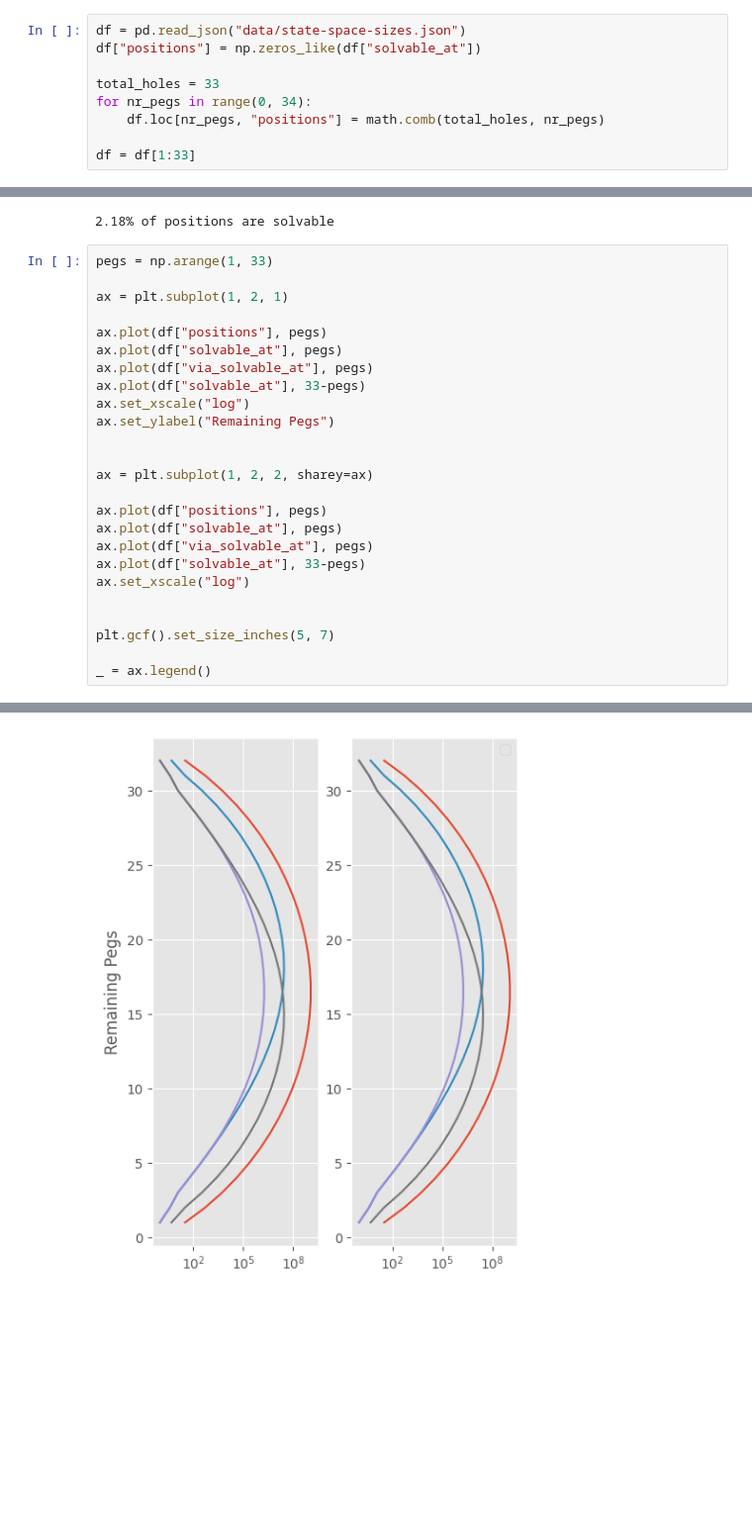
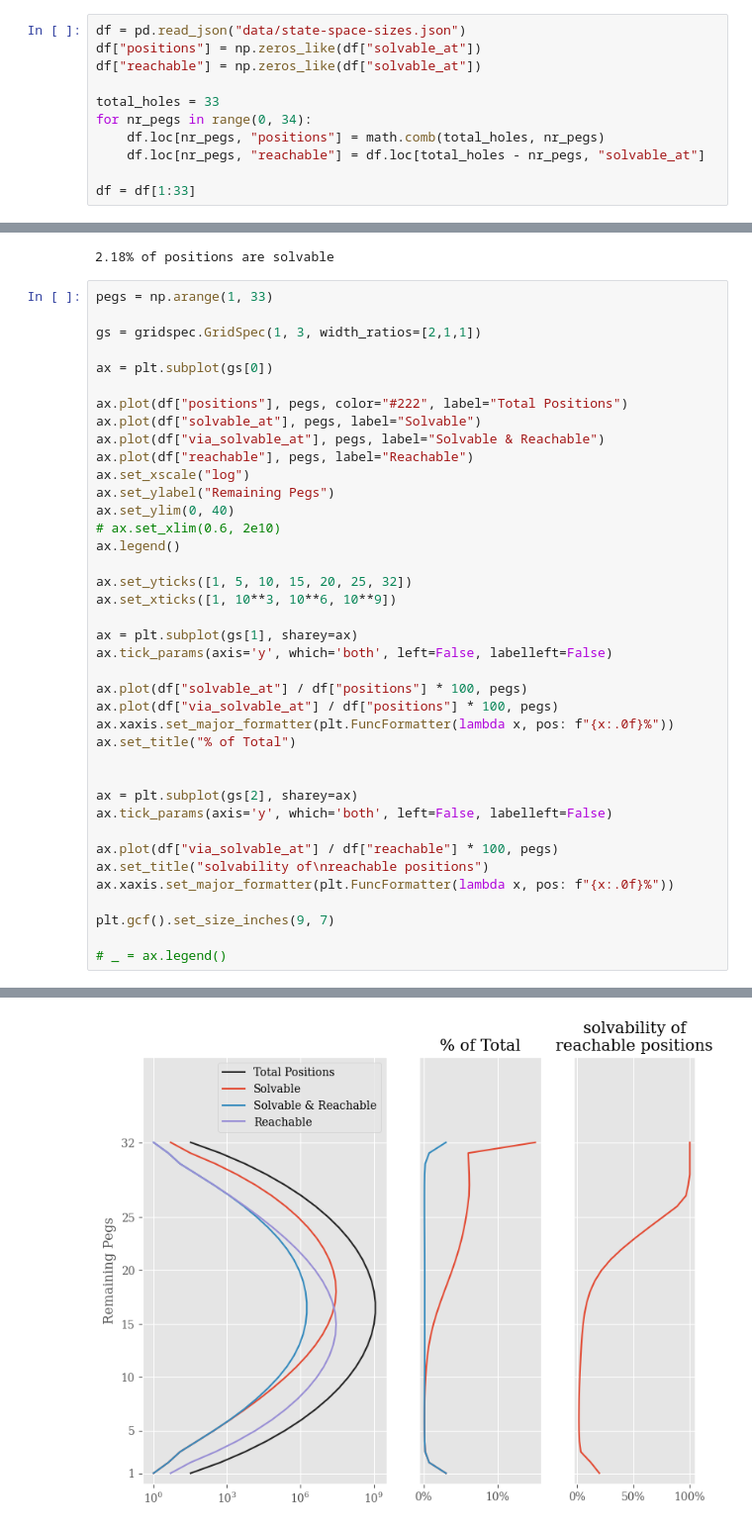
Before and after one commit to Pascal-So/peg-solitaire, a Jupyter notebook: evaluation/state_space.ipynb, the cells around one changed output, grey strips where cells are left out. Shown: that part at 99% size. Cells and saved outputs as stored; diff of their text form; blank space fills up the shorter version.

Commit message:
eval: work on state space plots

```diff
--- a/evaluation/state_space.ipynb
+++ b/evaluation/state_space.ipynb
@@ -9,10 +10,12 @@ plotting_common.setup_plotting_style()
 # %%
 df = pd.read_json("data/state-space-sizes.json")
 df["positions"] = np.zeros_like(df["solvable_at"])
+df["reachable"] = np.zeros_like(df["solvable_at"])
 
 total_holes = 33
 for nr_pegs in range(0, 34):
     df.loc[nr_pegs, "positions"] = math.comb(total_holes, nr_pegs)
+    df.loc[nr_pegs, "reachable"] = df.loc[total_holes - nr_pegs, "solvable_at"]
 
 df = df[1:33]
 # %%
@@ -45,26 +48,40 @@ print(f"{total_solvable / total_positions * 100:.2f}% of positions are solvable"
 # %%
 pegs = np.arange(1, 33)
 
-ax = plt.subplot(1, 2, 1)
+gs = gridspec.GridSpec(1, 3, width_ratios=[2,1,1])
 
-ax.plot(df["positions"], pegs)
-ax.plot(df["solvable_at"], pegs)
-ax.plot(df["via_solvable_at"], pegs)
-ax.plot(df["solvable_at"], 33-pegs)
+ax = plt.subplot(gs[0])
+
+ax.plot(df["positions"], pegs, color="#222", label="Total Positions")
+ax.plot(df["solvable_at"], pegs, label="Solvable")
+ax.plot(df["via_solvable_at"], pegs, label="Solvable & Reachable")
+ax.plot(df["reachable"], pegs, label="Reachable")
 ax.set_xscale("log")
 ax.set_ylabel("Remaining Pegs")
+ax.set_ylim(0, 40)
+# ax.set_xlim(0.6, 2e10)
+ax.legend()
+
+ax.set_yticks([1, 5, 10, 15, 20, 25, 32])
+ax.set_xticks([1, 10**3, 10**6, 10**9])
+
+ax = plt.subplot(gs[1], sharey=ax)
+ax.tick_params(axis='y', which='both', left=False, labelleft=False)
+
+ax.plot(df["solvable_at"] / df["positions"] * 100, pegs)
+ax.plot(df["via_solvable_at"] / df["positions"] * 100, pegs)
+ax.xaxis.set_major_formatter(plt.FuncFormatter(lambda x, pos: f"{x:.0f}%"))
+ax.set_title("% of Total")
 
 
-ax = plt.subplot(1, 2, 2, sharey=ax)
+ax = plt.subplot(gs[2], sharey=ax)
+ax.tick_params(axis='y', which='both', left=False, labelleft=False)
 
-ax.plot(df["positions"], pegs)
-ax.plot(df["solvable_at"], pegs)
-ax.plot(df["via_solvable_at"], pegs)
-ax.plot(df["solvable_at"], 33-pegs)
-ax.set_xscale("log")
+ax.plot(df["via_solvable_at"] / df["reachable"] * 100, pegs)
+ax.set_title("solvability of\nreachable positions")
+ax.xaxis.set_major_formatter(plt.FuncFormatter(lambda x, pos: f"{x:.0f}%"))
 
+plt.gcf().set_size_inches(9, 7)
 
-plt.gcf().set_size_inches(5, 7)
-
-_ = ax.legend()
+# _ = ax.legend()
 # %% [output]
@@ -72 +88 @@ _ = ax.legend()
-[figure, old version]
+[figure, new version]
```
Also changed, not shown: parts of 3 cells of this notebook, 1 other file.
